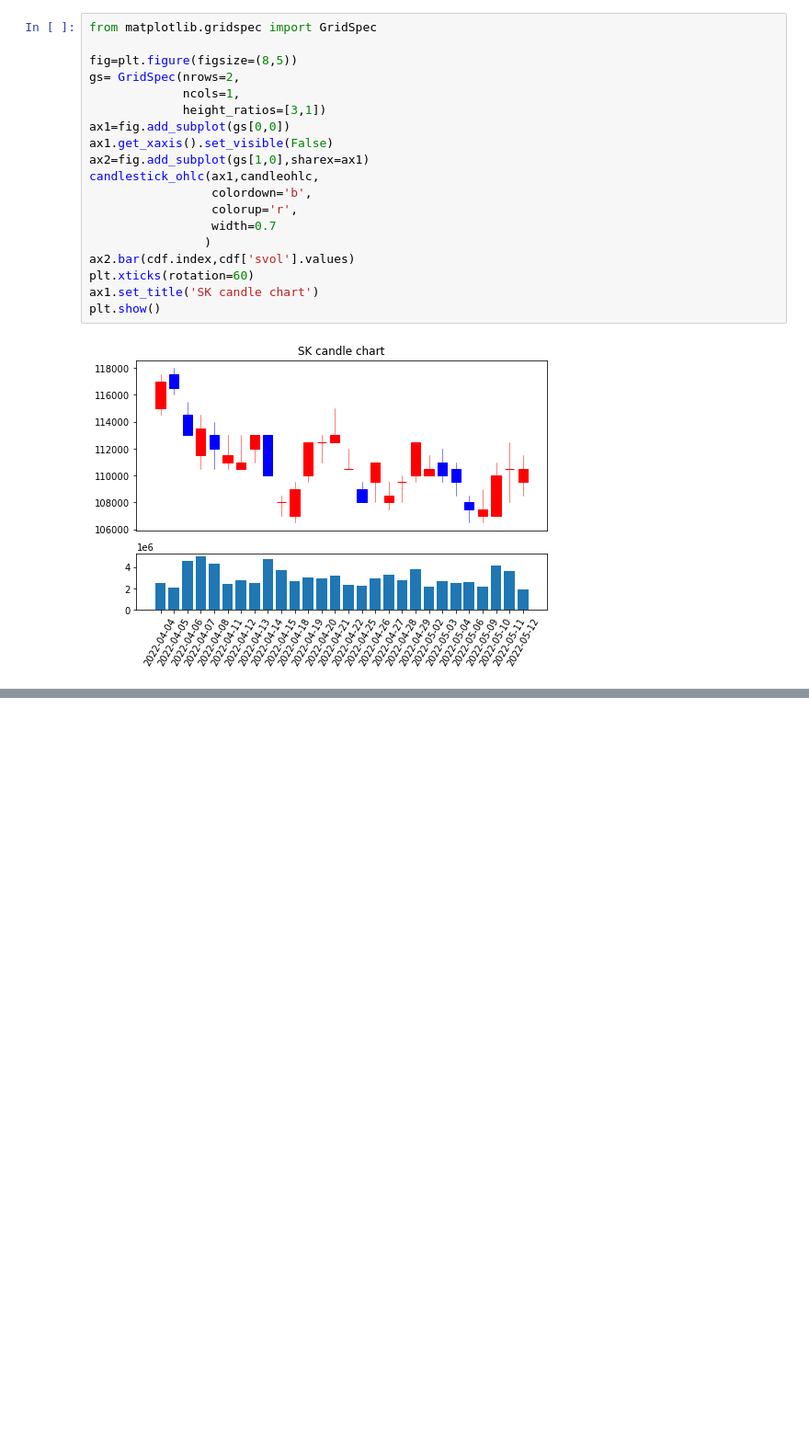
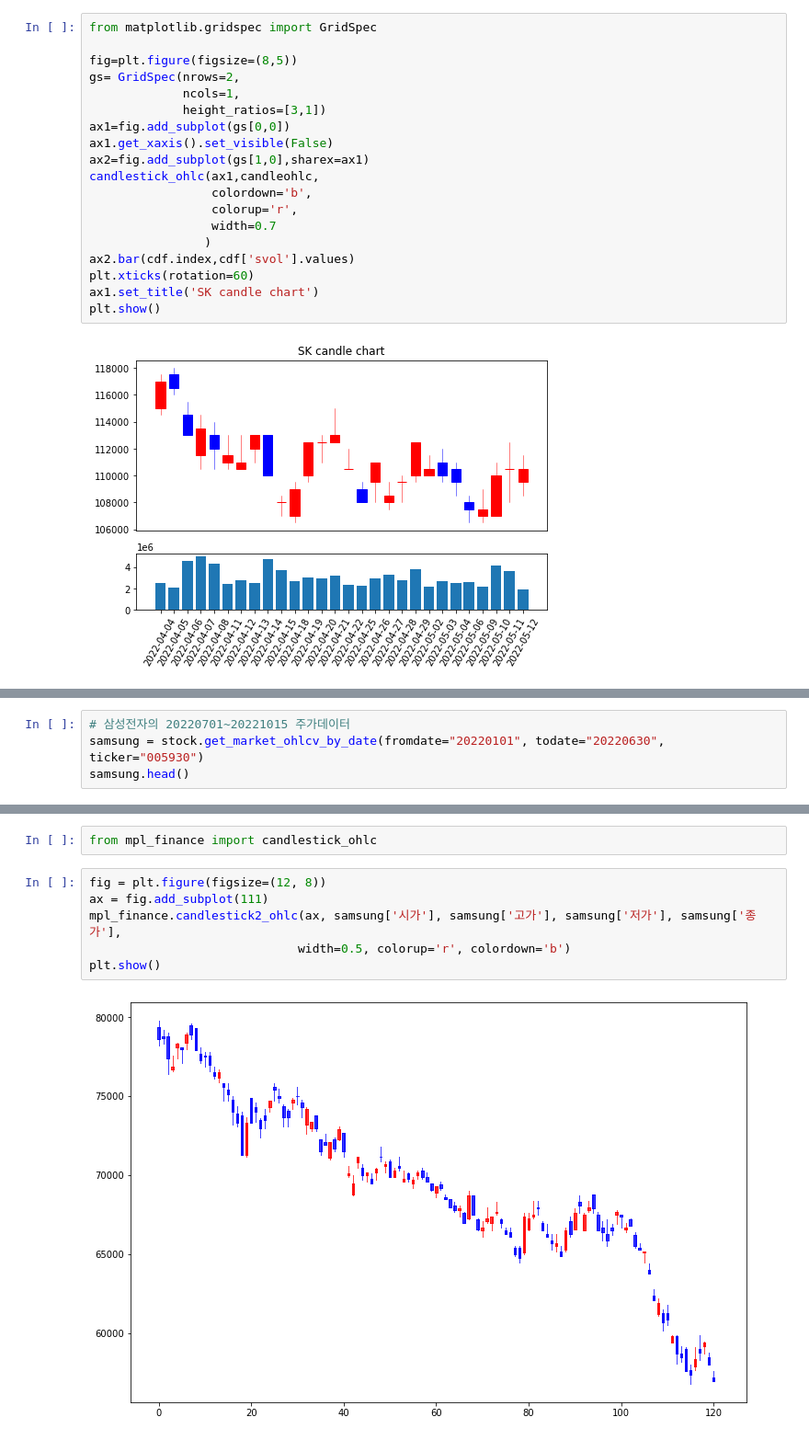
Before and after one commit to Parksaetbyeol/Jupyter_coding, a Jupyter notebook: STOCK/03. candle.ipynb, the cells around one changed output, grey strips where cells are left out. Shown: that part at 92% size. Saved outputs shown, nothing was run; the diff lists cells and outputs as text; blank space fills up the shorter version.

Commit message:
candle

```diff
--- a/STOCK/03. candle.ipynb
+++ b/STOCK/03. candle.ipynb
@@ -114,0 +156,4 @@ plt.show()
+# %%
+# 삼성전자의 20220701~20221015 주가데이터
+samsung = stock.get_market_ohlcv_by_date(fromdate="20220101", todate="20220630", ticker="005930")
+samsung.head()
@@ -114,0 +168,10 @@ plt.show()
+# %%
+from mpl_finance import candlestick_ohlc
+# %%
+fig = plt.figure(figsize=(12, 8))
+ax = fig.add_subplot(111)
+mpl_finance.candlestick2_ohlc(ax, samsung['시가'], samsung['고가'], samsung['저가'], samsung['종가'],
+                             width=0.5, colorup='r', colordown='b')
+plt.show()
+# %% [output]
+[figure, added]
```
Also changed, not shown: parts of 9 cells of this notebook.
